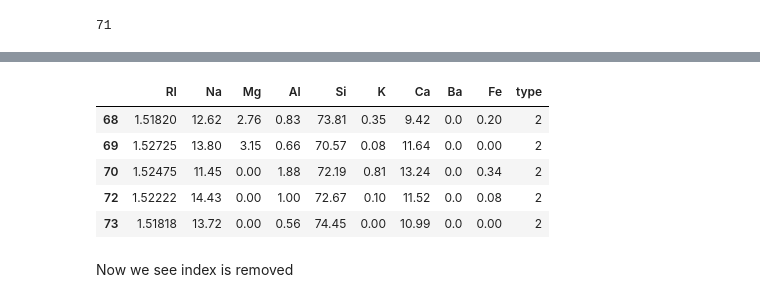
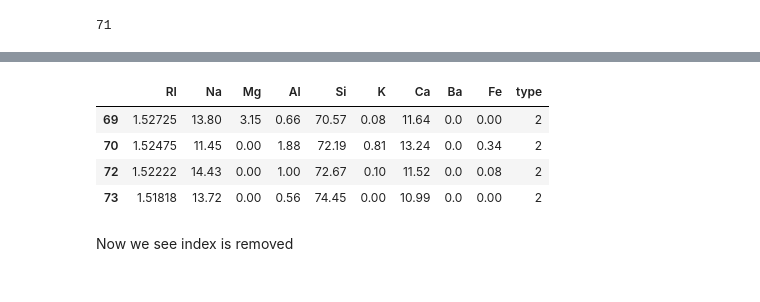
Before and after one commit to anderhos/Applied-Machine-Learning, a Jupyter notebook: ca4/ca4-notebook.ipynb, the cells around one changed output, grey strips where cells are left out. Drawn from its saved outputs; the diff is of its cells as text; code cells hidden in the pictures.

```diff
--- a/ca4/ca4-notebook.ipynb
+++ b/ca4/ca4-notebook.ipynb
@@ -229,4 +300,7 @@ Ba_series_type2 = glass_df['Ba'][47:98]
 Ba_series_type2.idxmax()
 # %% [output]
 71
+# %%
+# Index 41 is max for type 1
+glass_df = glass_df.drop(41, axis=0)
 # %%
@@ -244,8 +309,10 @@ glass_df[39:43]
+# %%
+# Drop index 109, max Ba for type 3
+glass_df = glass_df.drop(109, axis=0)
 # %%
-glass_df[68:73]
+glass_df[69:73]
 # %% [output]
 |  | RI | Na | Mg | Al | Si | K | Ca | Ba | Fe | type |
-| 68 | 1.51820 | 12.62 | 2.76 | 0.83 | 73.81 | 0.35 | 9.42 | 0.0 | 0.20 | 2 |
 | 69 | 1.52725 | 13.80 | 3.15 | 0.66 | 70.57 | 0.08 | 11.64 | 0.0 | 0.00 | 2 |
 | 70 | 1.52475 | 11.45 | 0.00 | 1.88 | 72.19 | 0.81 | 13.24 | 0.0 | 0.34 | 2 |
 | 72 | 1.52222 | 14.43 | 0.00 | 1.00 | 72.67 | 0.10 | 11.52 | 0.0 | 0.08 | 2 |
```
Also changed, not shown: parts of 15 cells of this notebook.
